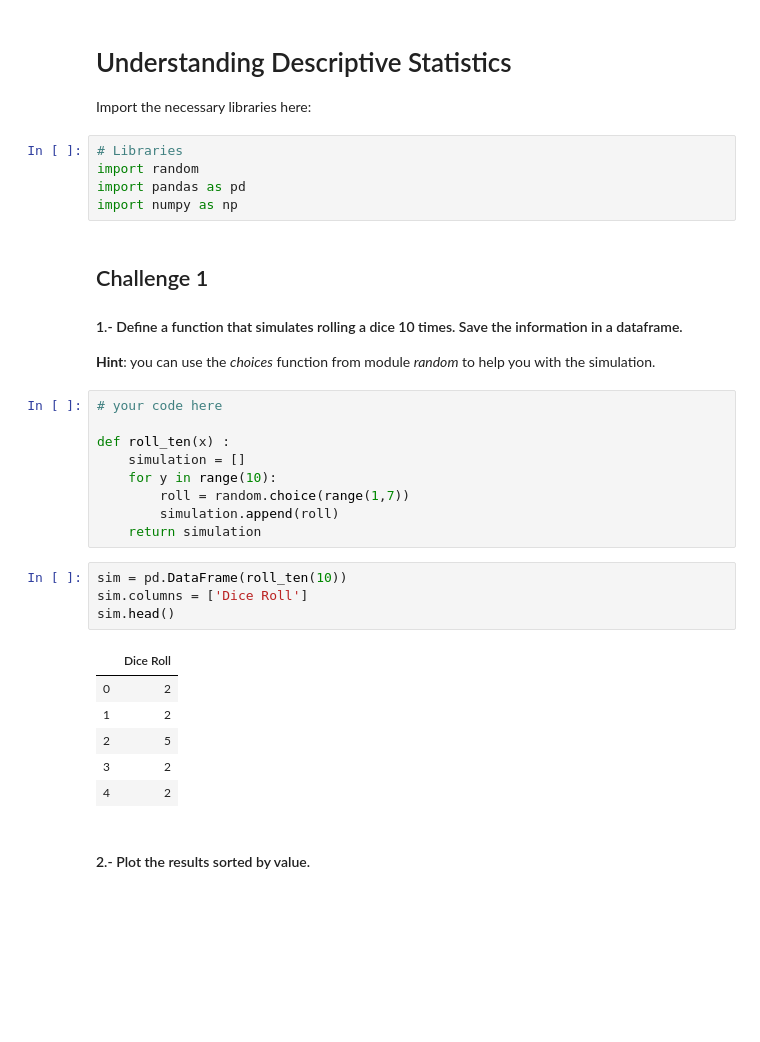
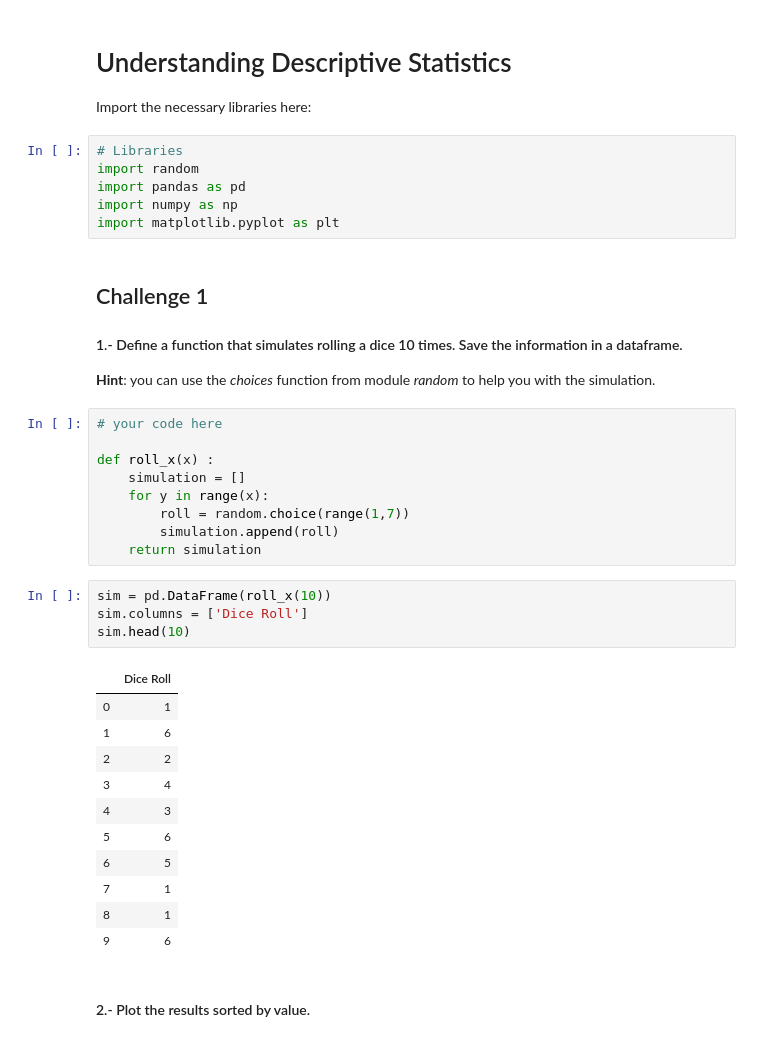
Before and after one commit to ta-data-lis/lab-understanding-descriptive-stats, a Jupyter notebook: your-code/main.ipynb, the cells around one changed output. Drawn from its saved outputs; the diff is of its cells as text; blank space fills up the shorter version.

```diff
--- a/your-code/main.ipynb
+++ b/your-code/main.ipynb
@@ -7,6 +7,7 @@ Import the necessary libraries here:
 import random
 import pandas as pd
 import numpy as np
+import matplotlib.pyplot as plt
 # %% [markdown]
 ## Challenge 1
 #### 1.- Define a function that simulates rolling a dice 10 times. Save the information in a dataframe.
@@ -14,23 +15,28 @@ import numpy as np
 # %%
 # your code here
 
-def roll_ten(x) :
+def roll_x(x) :
     simulation = []
-    for y in range(10):
+    for y in range(x):
         roll = random.choice(range(1,7))
         simulation.append(roll)
     return simulation
 # %%
-sim = pd.DataFrame(roll_ten(10))
+sim = pd.DataFrame(roll_x(10))
 sim.columns = ['Dice Roll']
-sim.head()
+sim.head(10)
 # %% [output]
 |  | Dice Roll |
-| 0 | 2 |
-| 1 | 2 |
-| 2 | 5 |
-| 3 | 2 |
-| 4 | 2 |
+| 0 | 1 |
+| 1 | 6 |
+| 2 | 2 |
+| 3 | 4 |
+| 4 | 3 |
+| 5 | 6 |
+| 6 | 5 |
+| 7 | 1 |
+| 8 | 1 |
+| 9 | 6 |
 # %% [markdown]
 #### 2.- Plot the results sorted by value.
 # %%
```
Also changed, not shown: parts of 28 cells of this notebook.
